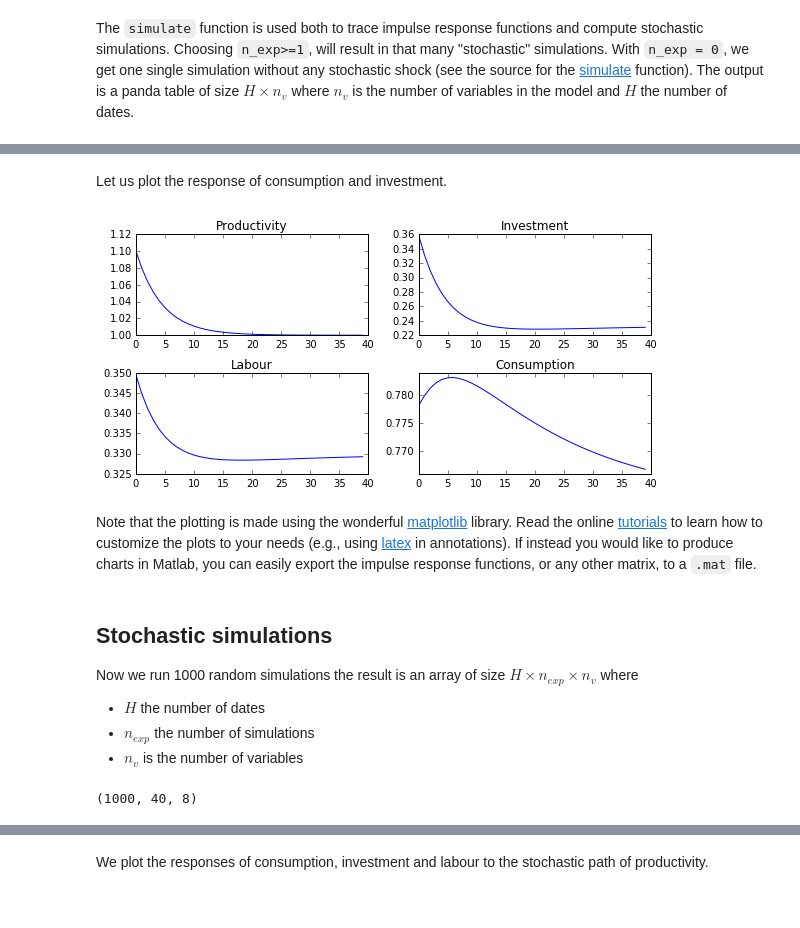
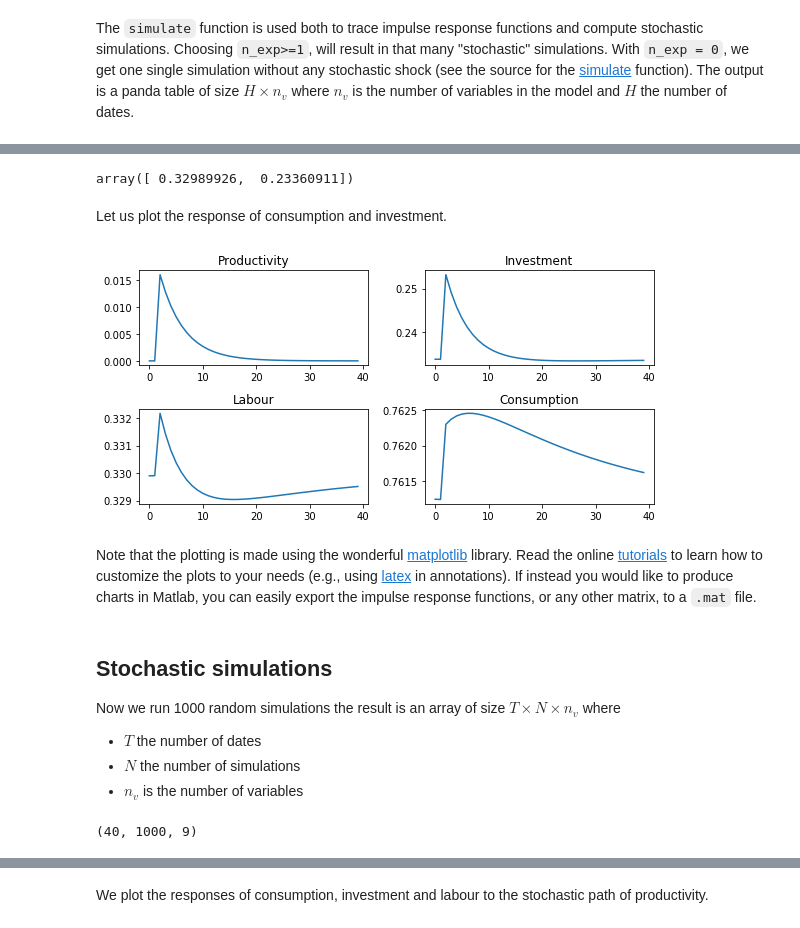
Before and after one commit to EconForge/dolo.py, a Jupyter notebook: examples/notebooks/rbc_model.ipynb, the cells around one changed output, grey strips where cells are left out. Drawn from its saved outputs; the diff is of its cells as text; code cells hidden in the pictures.

Commit message:
Restored simulations for all kinds of shocks.

```diff
--- a/examples/notebooks/rbc_model.ipynb
+++ b/examples/notebooks/rbc_model.ipynb
@@ -67,4 +66,4 @@ dr_pert = approximate_controls(model, order=2)
 # %% [markdown]
 We now compute the global solution (see the source for the [time_iteration](https://github.com/EconForge/dolo/blob/master/dolo/algos/fg/time_iteration.py) function). It returns a decision rule object of type SmolyakGrid (see the source for the [SmolyakGrid](https://github.com/EconForge/dolo/blob/master/dolo/numeric/interpolation/smolyak.py) class).
 # %%
-dr_global = time_iteration(model, pert_order=1)
+dr_global = time_iteration(model)
@@ -100,22 +119,20 @@ It would seem, according to this, that second order perturbation does very well
 
 Let us repeat the calculation of investment decisions for various values of the depreciation rate, $\delta$. Note that this is a comparative statics exercise, even though the models compared are dynamic.
 # %%
-original_delta=model.calibration_dict['delta']
+original_delta=model.calibration['delta']
 
 drs = []
 delta_values = linspace(0.01, 0.04,5)
 for val in delta_values:
     model.set_calibration(delta=val)
-    drs.append(approximate_controls(model, order=2))
+    drs.append(perturbate(model))
 
 
 figsize(5,3)
 
 for i,dr in enumerate(drs):
-    plot_decision_rule(model, dr, 'k', 'i',
-                       label='$\delta={}$'.format(delta_values[i]),
-                       bounds=bounds)
-
+    sim = tabulate(model, dr,'k')
+    plot(sim['k'],sim['i'], label='$\delta={}$'.format(delta_values[i]))
 ylabel('i')
 title('Investment')
 legend(bbox_to_anchor=(1.05, 1), loc=2, borderaxespad=0.)
@@ -164,0 +175,2 @@ print(irf.shape)
+# %%
+simulate(model, dr, N=10, T=40)
@@ -165,23 +201,29 @@ print(irf.shape)
+# %%
+dr_global.eval_ms(m0, s0)
+# %% [output]
+array([ 0.32989926,  0.23360911])
+# %%
+irf = response(model,dr_global, 'e_z')
 # %% [markdown]
 Let us plot the response of consumption and investment.
 # %%
 figsize(8,4)
 subplot(221)
-plot(irf['z'])
+plot(irf.sel(V='z'))
 title('Productivity')
 subplot(222)
-plot(irf['i'])
+plot(irf.sel(V='i'))
 title('Investment')
 subplot(223)
-plot(irf['n'])
+plot(irf.sel(V='n'))
 title('Labour')
 subplot(224)
-plot(irf['c'])
+plot(irf.sel(V='c'))
 title('Consumption')
 
 tight_layout()
 # %% [output]
-[figure, old version]
+[figure, new version]
 # %% [markdown]
 Note that the plotting is made using the wonderful [matplotlib](http://matplotlib.org/users/pyplot_tutorial.html) library. Read the online [tutorials](http://matplotlib.org/users/beginner.html) to learn how to customize the plots to your needs (e.g., using [latex](http://matplotlib.org/users/usetex.html) in annotations). If instead you would like to produce charts in Matlab, you can easily export the impulse response functions, or any other matrix, to a `.mat` file.
 # %%
@@ -191,15 +233,15 @@ scipy.io.savemat("export.mat", {'table': irf_array} )
 # %% [markdown]
 ## Stochastic simulations
 
-Now we run 1000 random simulations the result is an array of size $H\times n_{exp} \times n_v$ where
-- $H$ the number of dates
-- $n_{exp}$ the number of simulations
+Now we run 1000 random simulations the result is an array of size $T\times N \times n_v$ where
+- $T$ the number of dates
+- $N$ the number of simulations
 - $n_v$ is the number of variables
 # %%
-sim = simulate(model, dr_global, s0, n_exp=1000, horizon=40 )
+sim = simulate(model, dr_global, N=1000, T=40 )
 print(sim.shape)
 # %% [output]
-(1000, 40, 8)
+(40, 1000, 9)
 # %%
 sim.shape
 # %% [output]
```
Also changed, not shown: parts of 28 cells of this notebook, 11 other files.
